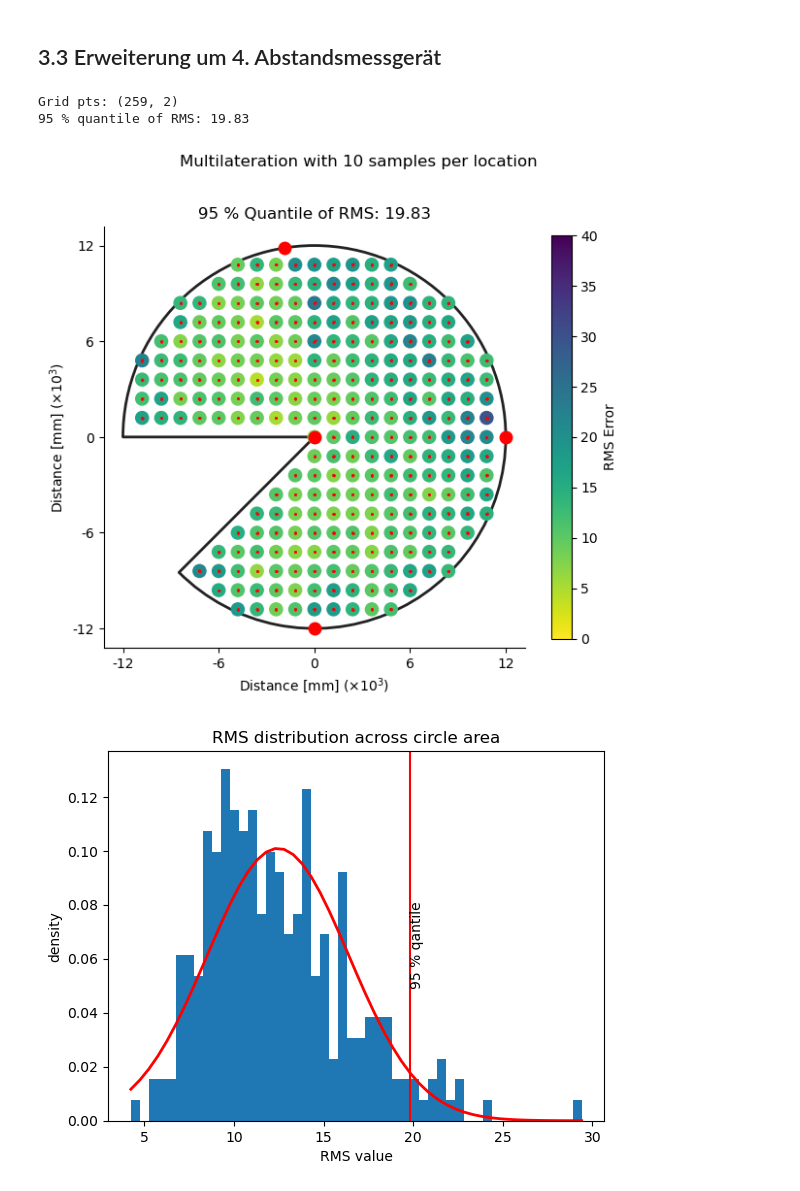
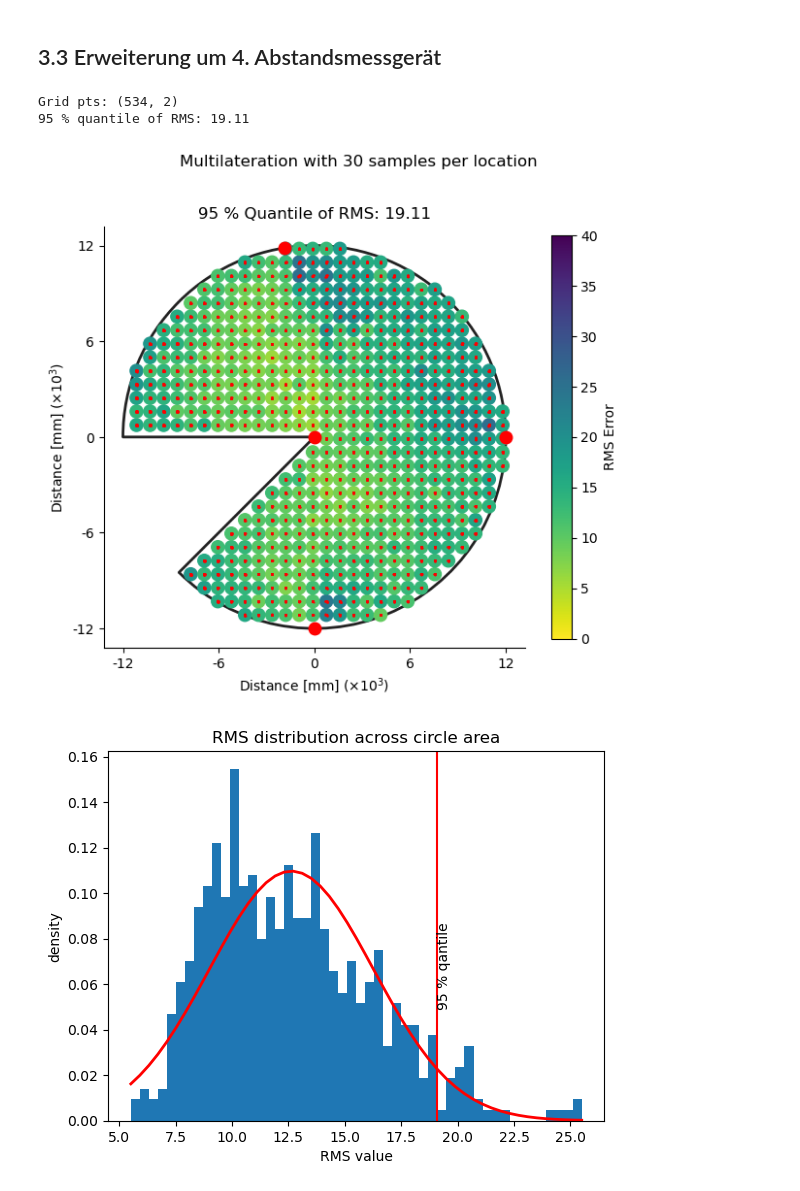
Before and after one commit to maximilian-nowak/modsim, a Jupyter notebook: projekt3_abgabe.ipynb, the cells around one changed output. Drawn from its saved outputs; the diff is of its cells as text; code cells hidden in the pictures.

```diff
--- a/projekt3_abgabe.ipynb
+++ b/projekt3_abgabe.ipynb
@@ -387,11 +387,11 @@ grid_opt = generate_circle_grid(12000, 1000)
 # intervals on which to optimize the parameters on
 bnds = [(np.pi*0.25, np.pi*0.5, np.pi*0.1),
         (np.pi*0, np.pi*(4/16), np.pi*(1/16)),
-        (0, 7500, 1500)]
+        (7500, -1500, -1500)]
 
 thetas_guess = [np.pi*0.25, 0]
 x0 = thetas_guess
-x0.append(0)
+x0.append(7500)
 print(x0)
 
 # start optimization
@@ -682,14 +682,14 @@ s2 = lambda r: 1.0 + 0.0005*r
 s3 = lambda r: 0.5 + 0.002*r
 sigmas = [s1, s2, s3, s3]
 
-L = 10
+L = 30
 R = 12000
 thetas_guess = [np.pi*0.55, np.pi*0, np.pi*1.5]
 anchors = [(R*np.cos(theta), R*np.sin(theta)) for theta in thetas_guess]
 # anchors.append(((1/3)*R*np.cos(np.pi*1.25), (1/3)*R*np.sin(np.pi*1.25)))
 anchors.append((0, 0))
 anchors = np.array(anchors)
-grid = generate_circle_grid(12000, 1200)
+grid = generate_circle_grid(12000, 850)
 
 # run simulation
 rms, clouds = run_multilat_sim(grid[:, 0], grid[:, 1], anchors, sigmas, L=L)
@@ -702,34 +702,34 @@ else:
 
 # Plot results
 plot_results(R, L, grid, anchors, rms, rms_95, clouds)
 
 # histplot for RMS distribution
 fig, ax = plt.subplots(1, 1)
 count, bins, ignored = ax.hist(rms[rms < rms_95 + 50], bins=50, density=True)
 mu = np.mean(rms[rms < rms_95 + 50])
 sd = np.std(rms[rms < rms_95 + 50])
 ax.plot(bins, 1/(sd * np.sqrt(2 * np.pi)) *
                np.exp( - (bins - mu)**2 / (2 * sd**2) ),
          linewidth=2, color='r')
 plt.axvline(x=rms_95, color='r')
 plt.text(rms_95, 0.05, '95 % qantile', rotation=90)
 plt.title('RMS distribution across circle area')
 plt.xlabel('RMS value')
 plt.ylabel('density')
 plt.show()
 
 # boxplot for RMS distribution
 fig, (ax1, ax2, ax3) = plt.subplots(1, 3)
 fig.suptitle('Boxplots of RMS distribution')
 ax1.set_title('95 % Quantile')
 ax1.boxplot(rms[rms < rms_95])
 ax2.set_title('97 % Quantile')
 ax2.boxplot(rms[rms < np.quantile(rms[~np.isnan(rms)], 0.97)])
 ax3.set_title('Full range')
 ax3.boxplot(rms)
 plt.show()
 # %% [output]
-Grid pts: (259, 2)
-95 % quantile of RMS: 19.83
+Grid pts: (534, 2)
+95 % quantile of RMS: 19.11
-[figure, old version]
+[figure, new version]
-[figure, old version]
+[figure, new version]
```
Also changed, not shown: parts of 3 cells of this notebook.
